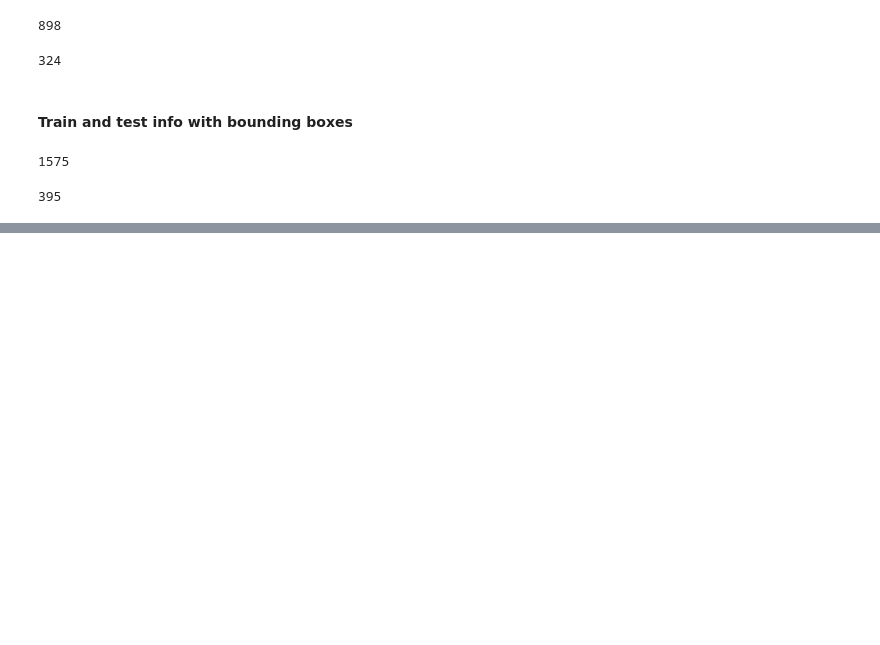
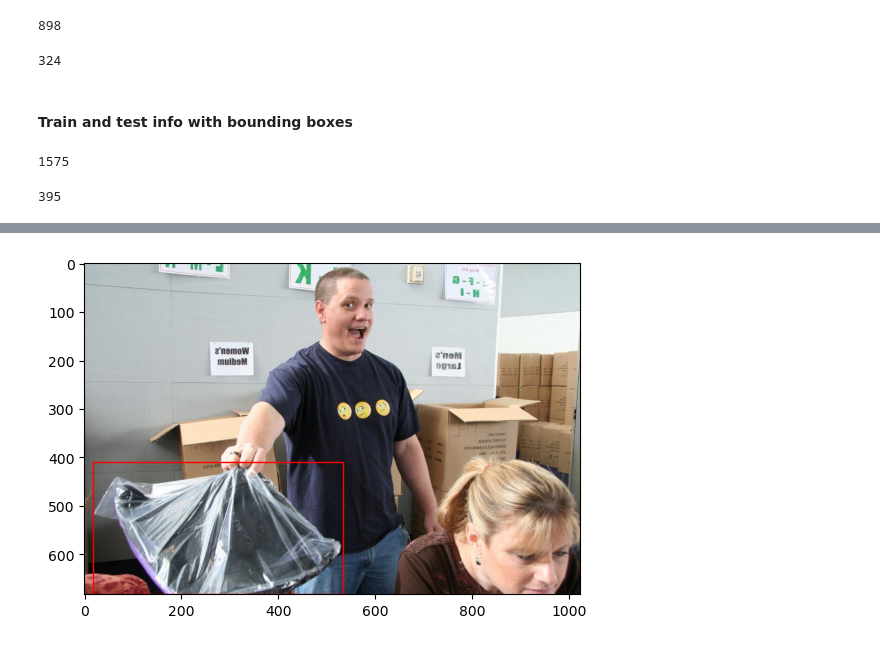
Before and after one commit to tuantla80/AWS-ML-Pipeline-for-Object-Detection, a Jupyter notebook: Data Augmentation.ipynb, the cells around one changed output, grey strips where cells are left out. Cells and saved outputs as stored; diff of their text form; code cells hidden in the pictures; blank space fills up the shorter version.

```diff
--- a/Data Augmentation.ipynb
+++ b/Data Augmentation.ipynb
@@ -238,0 +271,10 @@ len(pd.read_csv(os.path.join(root, 'test.lst')))
+# %%
+# # at train.lst
+# 931	2	5	0.000	0.5200	0.5994	0.0162	0.9991	001.Plastic_bag\images\train\flipped_c217716dda83b4d9.jpg
+viz_bounding_box(img_file_path = os.path.join(root, '001.Plastic_bag/images/train/flipped_c217716dda83b4d9.jpg'),
+                 xmin = 0.5200,
+                 ymin = 0.5994,
+                 xmax = 0.0162,
+                 ymax = 0.9991)
+# %% [output]
+[figure, added]
```
Also changed, not shown: parts of 4 cells of this notebook.
